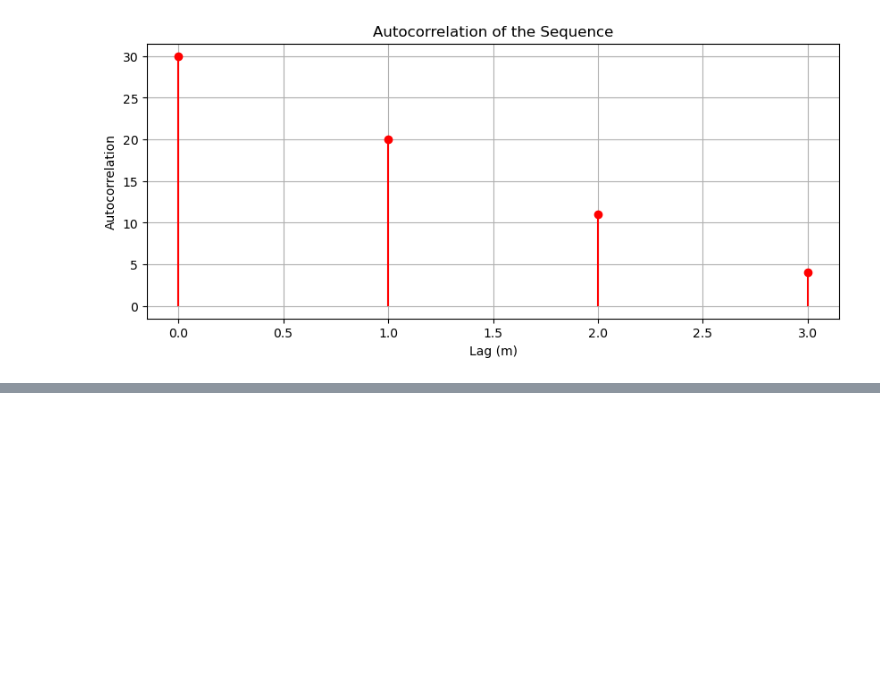
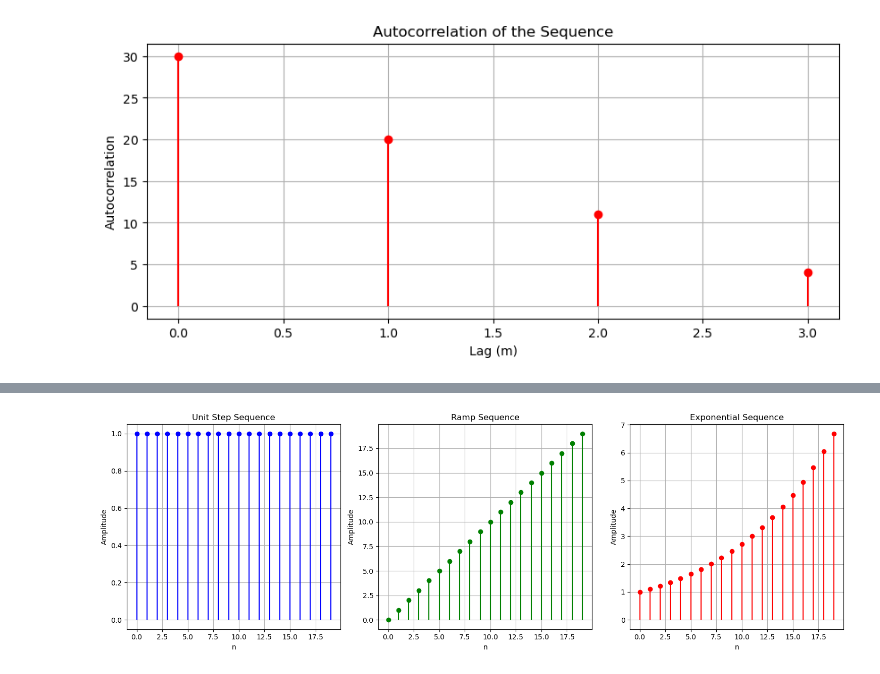
Before and after one commit to ashikurrahmanbhuiyan/dsp_lab, a Jupyter notebook: dsp.ipynb, the cells around one changed output, grey strips where cells are left out. Cells and saved outputs as stored; diff of their text form; code cells hidden in the pictures; blank space fills up the shorter version.

```diff
--- a/dsp.ipynb
+++ b/dsp.ipynb
@@ -58,0 +156,58 @@ plt.show()
+# %%
+import numpy as np
+import matplotlib.pyplot as plt
+
+def generate_unit_step(length):
+    """ Generate a Unit Step sequence """
+    return np.where(np.arange(length) >= 0, 1, 0)
+
+def generate_ramp(length):
+    """ Generate a Ramp sequence """
+    return np.maximum(0, np.arange(length))
+
+def generate_exponential(length, amplitude, alpha):
+    """ Generate an Exponential sequence """
+    n = np.arange(length)
+    return amplitude * np.exp(alpha * n)
+
+# Parameters
+length = 20               # Length of the sequence
+amplitude = 1             # Amplitude for exponential
+alpha = 0.1               # Growth rate for exponential
+
+# Generate signals
+unit_step = generate_unit_step(length)
+ramp = generate_ramp(length)
+exponential = generate_exponential(length, amplitude, alpha)
+
+# Plot the signals
+plt.figure(figsize=(15, 5))
+
+# Unit Step plot
+plt.subplot(1, 3, 1)
+plt.stem(unit_step, use_line_collection=True, basefmt=" ", markerfmt="o", linefmt="b-")
+plt.xlabel('n')
+plt.ylabel('Amplitude')
+plt.title('Unit Step Sequence')
+plt.grid(True)
+
+# Ramp plot
+plt.subplot(1, 3, 2)
+plt.stem(ramp, use_line_collection=True, basefmt=" ", markerfmt="o", linefmt="g-")
+plt.xlabel('n')
+plt.ylabel('Amplitude')
+plt.title('Ramp Sequence')
+plt.grid(True)
+
+# Exponential plot
+plt.subplot(1, 3, 3)
+plt.stem(exponential, use_line_collection=True, basefmt=" ", markerfmt="o", linefmt="r-")
+plt.xlabel('n')
+plt.ylabel('Amplitude')
+plt.title('Exponential Sequence')
+plt.grid(True)
+
+plt.tight_layout()
+plt.show()
+# %% [output]
+[figure, added]
```
Also changed, not shown: parts of 6 cells of this notebook.
